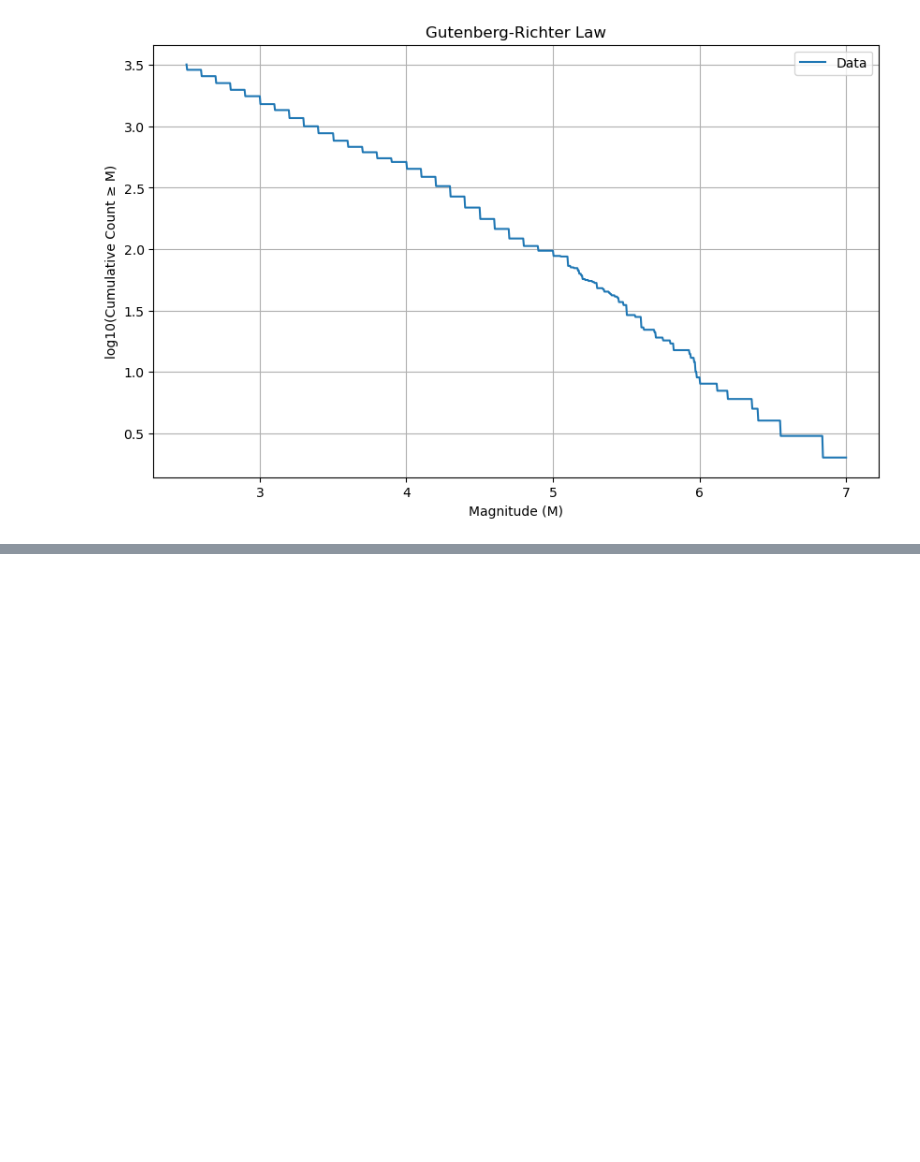
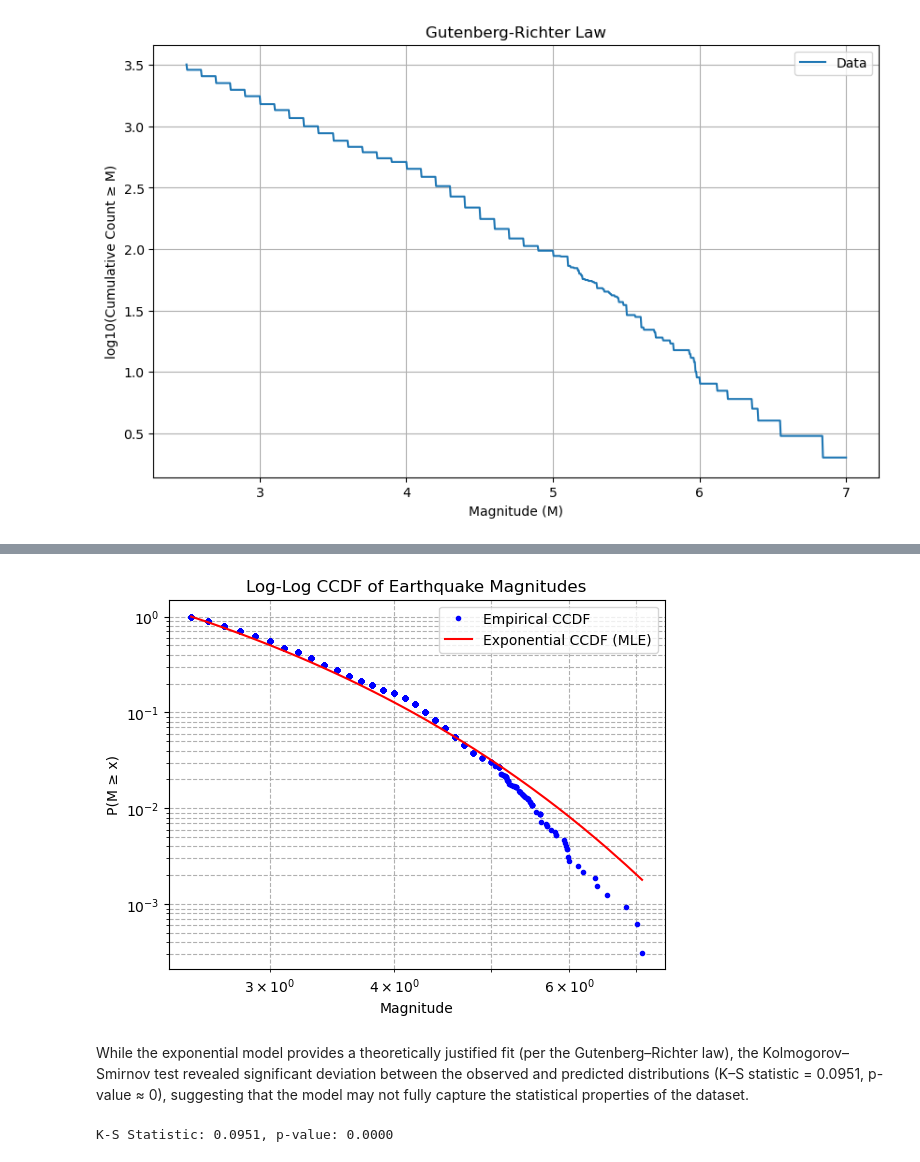
Before and after one commit to Luka-Radulovic/earthquake-statistical-analysis, a Jupyter notebook: data_preprocessing.ipynb, the cells around one changed output, grey strips where cells are left out. Cells and saved outputs as stored; diff of their text form; code cells hidden in the pictures; blank space fills up the shorter version.

Commit message:
Add Aki's estimator and kolmogorov smirnof test, start bayesian approach

```diff
--- a/data_preprocessing.ipynb
+++ b/data_preprocessing.ipynb
@@ -103,0 +238,20 @@ plt.show()
+# %%
+plt.loglog(sorted_mags, ccdf_empirical, 'b.', label="Empirical CCDF")
+plt.loglog(sorted_mags, ccdf_theoretical, 'r-', label="Exponential CCDF (MLE)")
+plt.xlabel("Magnitude")
+plt.ylabel("P(M ≥ x)")
+plt.title("Log-Log CCDF of Earthquake Magnitudes")
+plt.legend()
+plt.grid(True, which="both", ls="--")
+plt.show()
+# %% [output]
+[figure, added]
+# %% [markdown]
+While the exponential model provides a theoretically justified fit (per the Gutenberg–Richter law), the Kolmogorov–Smirnov test revealed significant deviation between the observed and predicted distributions (K–S statistic = 0.0951, p-value ≈ 0), suggesting that the model may not fully capture the statistical properties of the dataset.
+# %%
+from scipy.stats import kstest
+
+D, p_value = kstest(magnitudes, lambda x: expon.cdf(x, loc=Mmin, scale=1/beta_mle))
+print(f"K-S Statistic: {D:.4f}, p-value: {p_value:.4f}")
+# %% [output]
+K-S Statistic: 0.0951, p-value: 0.0000
```
Also changed, not shown: parts of 16 cells of this notebook.
